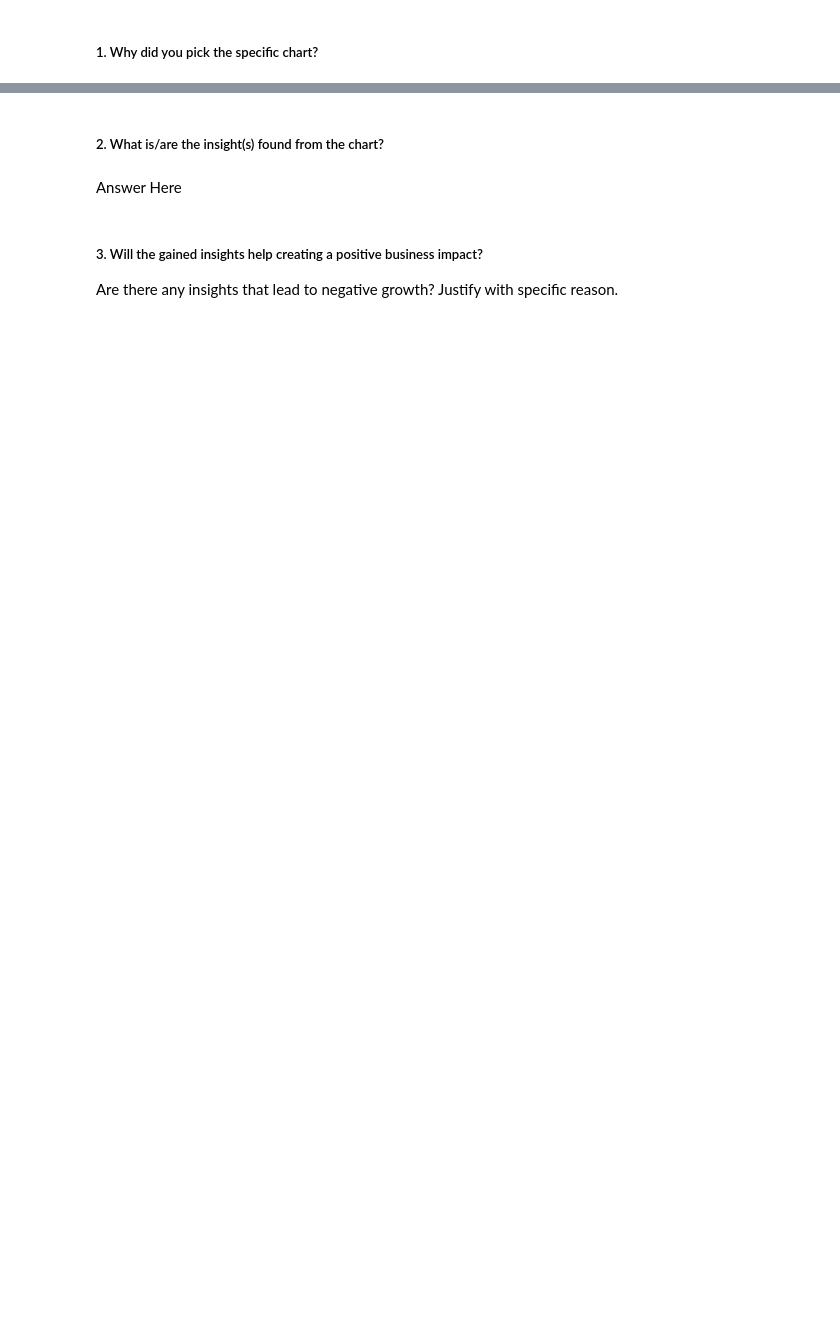
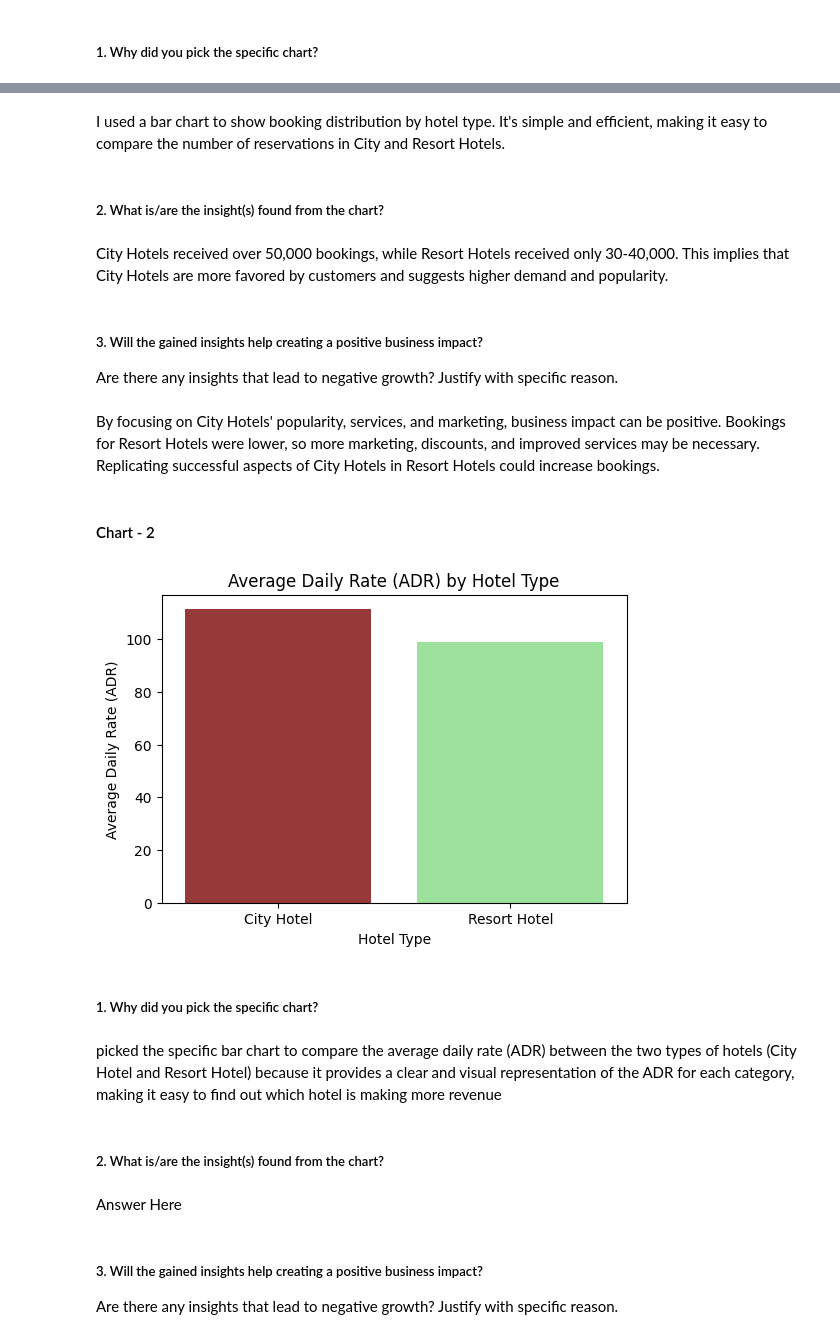
Before and after one commit to Sonall2023/Capstone_EDA_Hotel_booking, a Jupyter notebook: Hotel_Booking_Analysis.ipynb, the cells around one changed output, grey strips where cells are left out. Saved outputs shown, nothing was run; the diff lists cells and outputs as text; code cells hidden in the pictures; blank space fills up the shorter version.

```diff
--- a/Hotel_Booking_Analysis.ipynb
+++ b/Hotel_Booking_Analysis.ipynb
@@ -511,3 +552,38 @@ Answer Here.
+# %% [markdown]
+I used a bar chart to show booking distribution by hotel type. It's simple and efficient, making it easy to compare the number of reservations in City and Resort Hotels.
+# %% [markdown]
+##### 2. What is/are the insight(s) found from the chart?
+# %% [markdown]
+City Hotels received over 50,000 bookings, while Resort Hotels received only 30-40,000. This implies that City Hotels are more favored by customers and suggests higher demand and popularity.
+# %% [markdown]
+##### 3. Will the gained insights help creating a positive business impact?
+Are there any insights that lead to negative growth? Justify with specific reason.
+# %% [markdown]
+By focusing on City Hotels' popularity, services, and marketing, business impact can be positive. Bookings for Resort Hotels were lower, so more marketing, discounts, and improved services may be necessary. Replicating successful aspects of City Hotels in Resort Hotels could increase bookings.
+# %% [markdown]
+#### Chart - 2
+# %%
+# Chart - 2 visualization code
+# Revenue_Based_Analysis
+Hotel_df.columns
+
+# Grouping by hotel and calculating average adr
+grouped_by_hotel = Hotel_df.groupby('hotel')
+avg_adr_by_hotel = grouped_by_hotel['Average_daily_rate'].mean().reset_index()
+
+# Creating the bar plot
+plt.figure(figsize=(6, 4))
+sns.barplot(x='hotel', y='Average_daily_rate', data=avg_adr_by_hotel, palette=['Brown', 'lightgreen'])
+plt.xlabel('Hotel Type')
+plt.ylabel('Average Daily Rate (ADR)')
+plt.title('Average Daily Rate (ADR) by Hotel Type')
+plt.show()
+# %% [output]
+[figure, added]
+# %% [markdown]
+##### 1. Why did you pick the specific chart?
+# %% [markdown]
+picked the specific bar chart to compare the average daily rate (ADR) between the two types of hotels (City Hotel and Resort Hotel) because it provides a clear and visual representation of the ADR for each category, making it easy to find out which hotel is making more revenue
 # %% [markdown]
 ##### 2. What is/are the insight(s) found from the chart?
 # %% [markdown]
```
Also changed, not shown: parts of 61 cells of this notebook.
